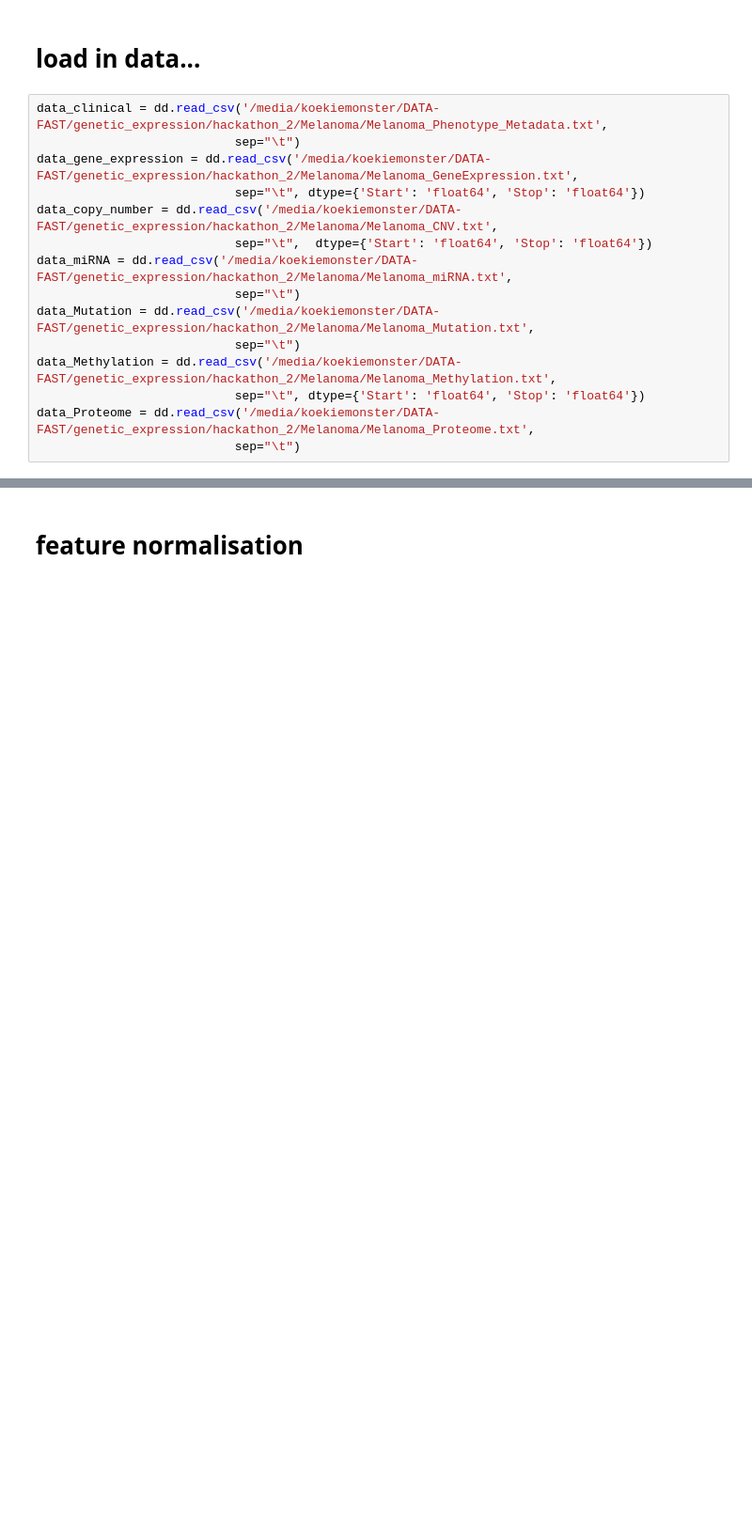
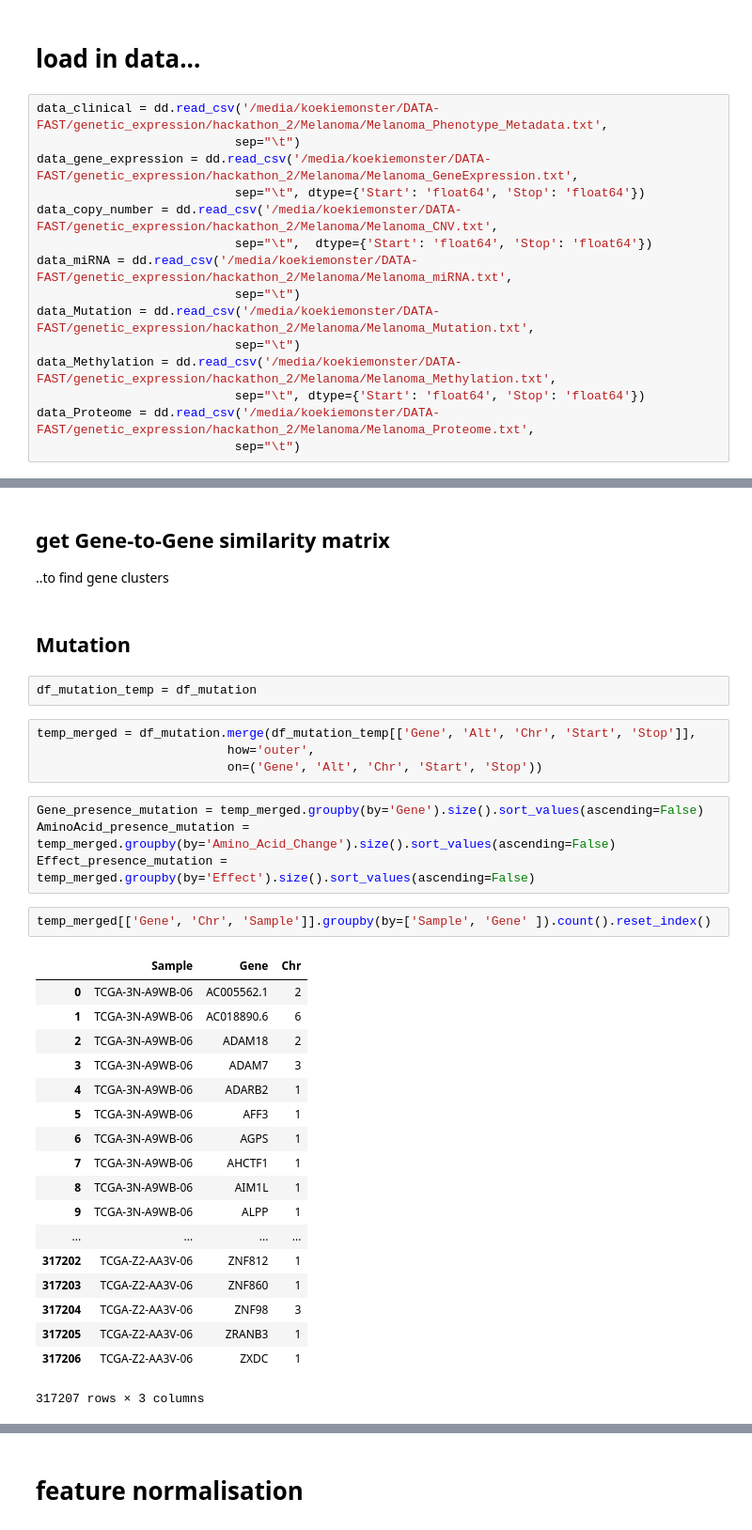
Before and after one commit to bramiozo/RexR, a Jupyter notebook: hackathon_2018_exploration.ipynb, the cells around one changed output, grey strips where cells are left out. Shown at 94% size. Cells and saved outputs as stored; diff of their text form; blank space fills up the shorter version.

```diff
--- a/hackathon_2018_exploration.ipynb
+++ b/hackathon_2018_exploration.ipynb
@@ -178,0 +188,37 @@ df_mutation[:10]
+# %% [markdown]
+## get Gene-to-Gene similarity matrix
+
+..to find gene clusters
+# %% [markdown]
+## Mutation
+# %%
+df_mutation_temp = df_mutation
+# %%
+temp_merged = df_mutation.merge(df_mutation_temp[['Gene', 'Alt', 'Chr', 'Start', 'Stop']],
+                          how='outer',
+                          on=('Gene', 'Alt', 'Chr', 'Start', 'Stop'))
+# %%
+Gene_presence_mutation = temp_merged.groupby(by='Gene').size().sort_values(ascending=False)
+AminoAcid_presence_mutation = temp_merged.groupby(by='Amino_Acid_Change').size().sort_values(ascending=False)
+Effect_presence_mutation = temp_merged.groupby(by='Effect').size().sort_values(ascending=False)
+# %%
+temp_merged[['Gene', 'Chr', 'Sample']].groupby(by=['Sample', 'Gene' ]).count().reset_index()
+# %% [output]
+|  | Sample | Gene | Chr |
+| 0 | TCGA-3N-A9WB-06 | AC005562.1 | 2 |
+| 1 | TCGA-3N-A9WB-06 | AC018890.6 | 6 |
+| 2 | TCGA-3N-A9WB-06 | ADAM18 | 2 |
+| 3 | TCGA-3N-A9WB-06 | ADAM7 | 3 |
+| 4 | TCGA-3N-A9WB-06 | ADARB2 | 1 |
+| 5 | TCGA-3N-A9WB-06 | AFF3 | 1 |
+| 6 | TCGA-3N-A9WB-06 | AGPS | 1 |
+| 7 | TCGA-3N-A9WB-06 | AHCTF1 | 1 |
+| 8 | TCGA-3N-A9WB-06 | AIM1L | 1 |
+| 9 | TCGA-3N-A9WB-06 | ALPP | 1 |
+| ... | ... | ... | ... |
+| 317202 | TCGA-Z2-AA3V-06 | ZNF812 | 1 |
+| 317203 | TCGA-Z2-AA3V-06 | ZNF860 | 1 |
+| 317204 | TCGA-Z2-AA3V-06 | ZNF98 | 3 |
+| 317205 | TCGA-Z2-AA3V-06 | ZRANB3 | 1 |
+| 317206 | TCGA-Z2-AA3V-06 | ZXDC | 1 |
+317207 rows × 3 columns
```
Also changed, not shown: parts of 14 cells of this notebook, 2 other files.
